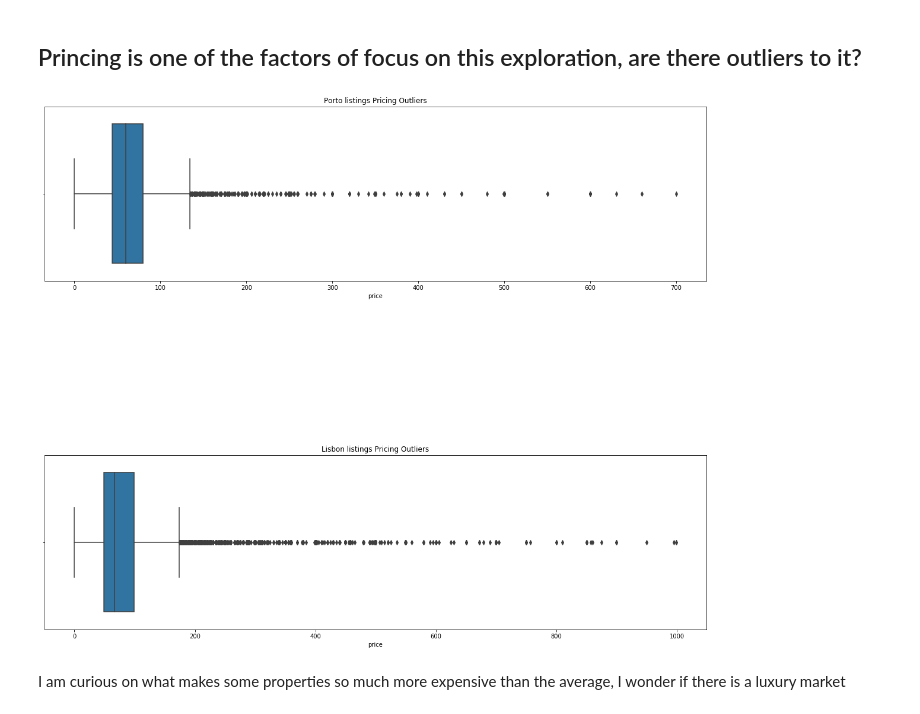
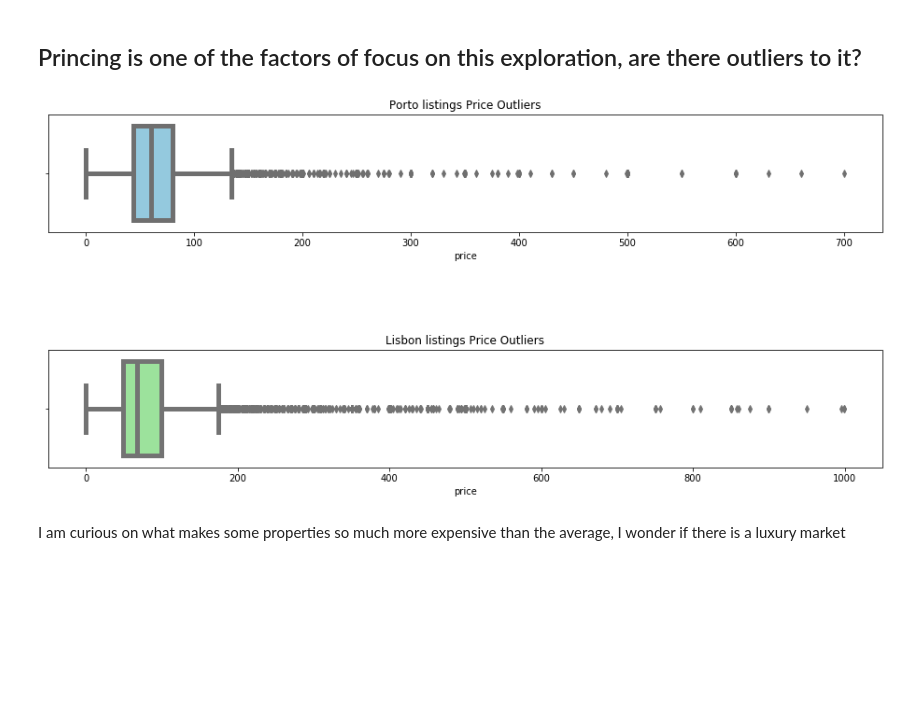
Before and after one commit to sousablde/Airbnb-A-tale-of-2-cities, a Jupyter notebook: Airbnb - a tale of 2 cities.ipynb, the cells around one changed output. Cells and saved outputs as stored; diff of their text form; code cells hidden in the pictures; blank space fills up the shorter version.

```diff
--- a/Airbnb - a tale of 2 cities.ipynb
+++ b/Airbnb - a tale of 2 cities.ipynb
@@ -42,6 +42,7 @@ import warnings
 warnings.simplefilter(action='ignore', category=FutureWarning)
 import xgboost as xgb
 pd.set_option('display.max_columns', 106)
+sns.set(font_scale=2)
 
 import collections
 # %% [output]
@@ -597,19 +598,19 @@ dtype: float64
 # %% [markdown]
 ## Princing is one of the factors of focus on this exploration, are there outliers to it?
 # %%
-fig = plt.figure(figsize = (20,14))
+fig = plt.figure(figsize = (16,6))
 ax1 = fig.add_subplot(211)
 ax2 = fig.add_subplot(212)
 
-ax1 = sns.boxplot(x = porto_listings_m['price'], ax = ax1)
-ax1.set_title('Porto listings Pricing Outliers')
+ax1 = sns.boxplot(x = porto_listings_m['price'], ax = ax1, color = 'skyblue', linewidth = 5)
+ax1.set_title('Porto listings Price Outliers')
 
-ax1 = sns.boxplot(x = lisbon_listings_m['price'], ax = ax2)
-ax2.set_title('Lisbon listings Pricing Outliers')
+ax1 = sns.boxplot(x = lisbon_listings_m['price'], ax = ax2, color = 'lightgreen', linewidth = 5)
+ax2.set_title('Lisbon listings Price Outliers')
 
 fig.subplots_adjust(top = 1, wspace = 1, hspace = 1)
 # %% [output]
-[figure, old version]
+[figure, new version]
 # %% [markdown]
 I am curious on what makes some properties so much more expensive than the average, I wonder if there is a luxury market
 # %%
```
Also changed, not shown: parts of 28 cells of this notebook, 1 other file.
